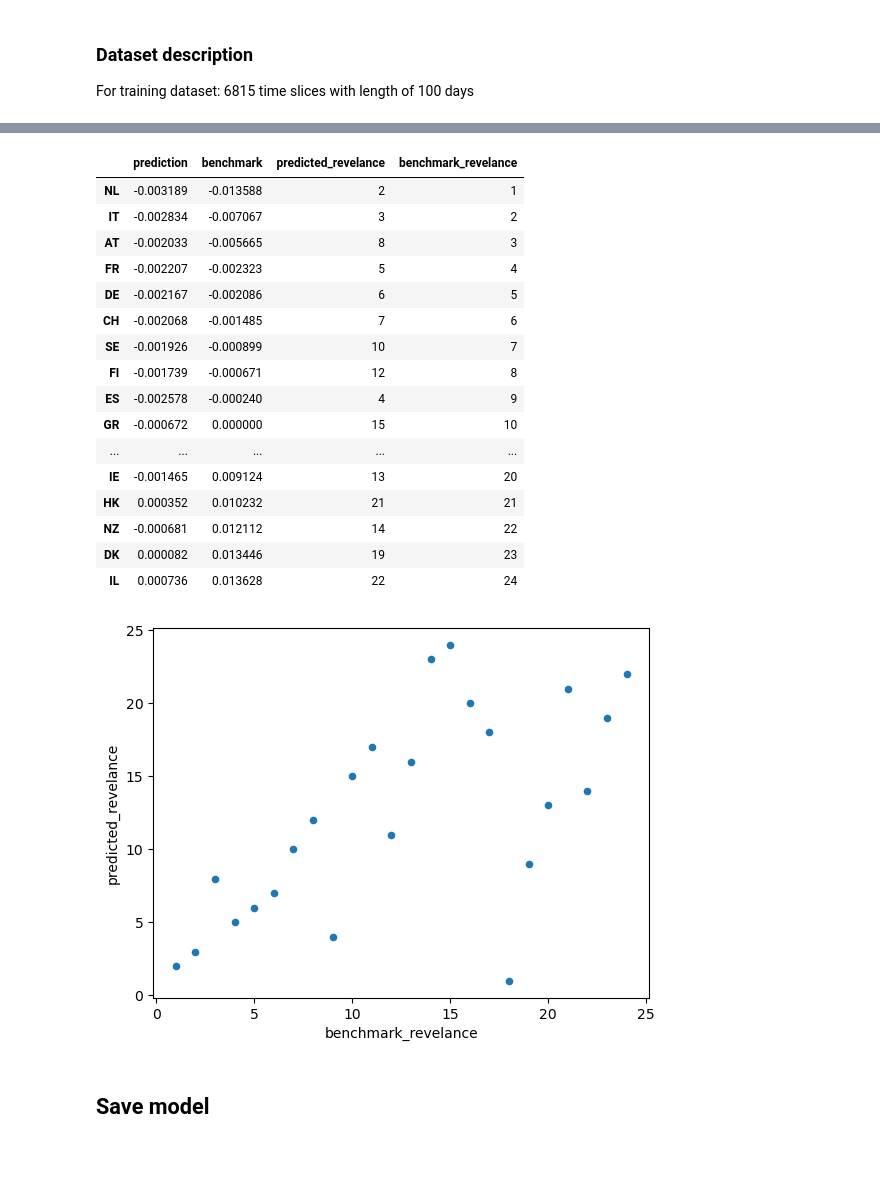
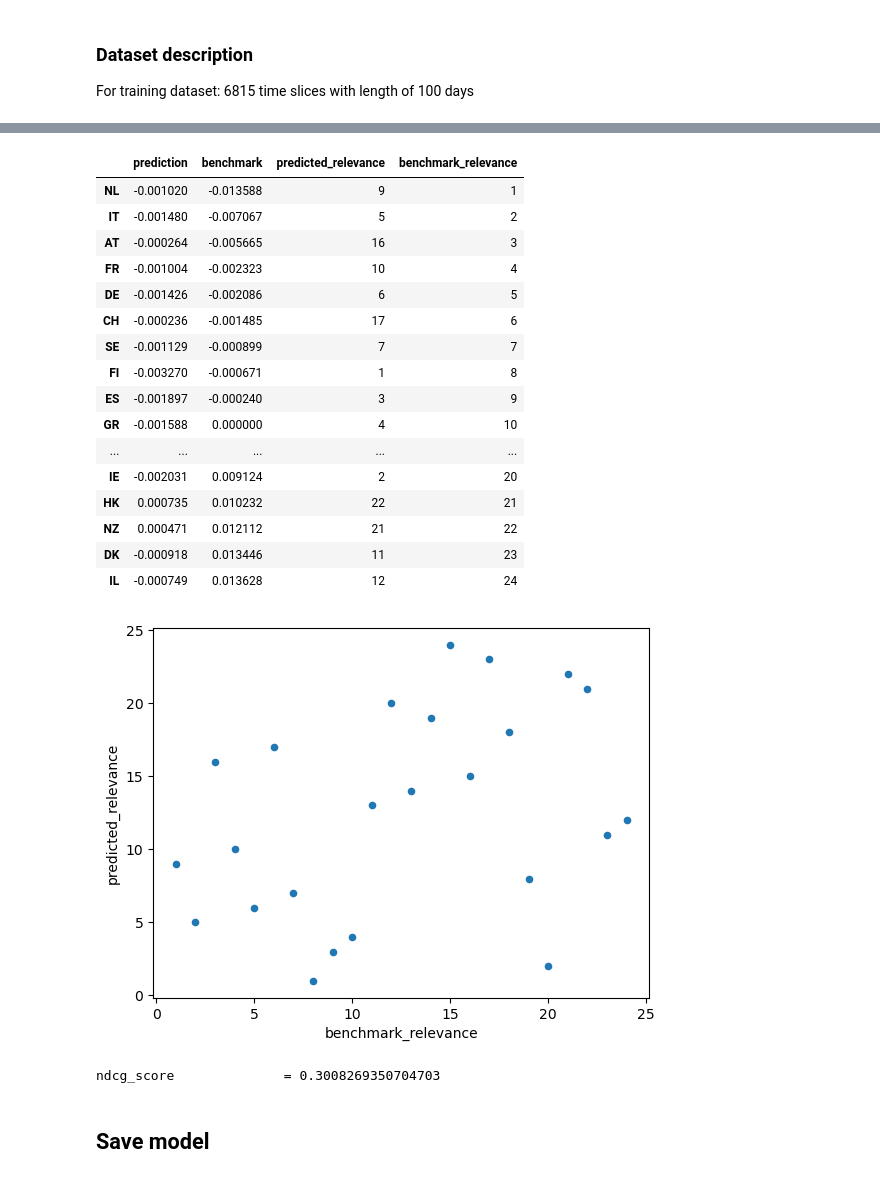
Before and after one commit to GeomScale/PorQua, a Jupyter notebook: example/lstm.ipynb, the cells around one changed output, grey strips where cells are left out. Saved outputs shown, nothing was run; the diff lists cells and outputs as text; code cells hidden in the pictures.

Commit message:
add(Universe selection): LSTM model

```diff
--- a/example/lstm.ipynb
+++ b/example/lstm.ipynb
@@ -35,10 +41,11 @@ rebdate = return_series.index[width]
 X_train = []
 y_train = []
 train_enddate = return_series.tail(width +1).index[-2]
+print(f"train_enddate = {train_enddate}")
 step_day = 1
 
 while rebdate < train_enddate:  # num_shape needs to be defined
-    X_train_ = return_series_scaled[return_series_scaled.index < rebdate].tail(width).values.reshape((num_stocks,width))  # train_scaled should be defined
+    X_train_ = return_series[return_series.index < rebdate].tail(width).values.reshape((num_stocks,width))  # train_scaled should be defined
     X_train.append(X_train_)
     y_train.append(return_series[return_series.index >= rebdate].head(1).values[0])
     rebdate += pd.DateOffset(days=step_day)
@@ -57,10 +66,10 @@ For training dataset: 6815 time slices with length of 100 days
 
 # create and fit the LSTM network
 model = Sequential()
-model.add(LSTM(50, activation= "relu", input_shape=(num_stocks, width)))
+model.add(LSTM(32, activation= "relu", input_shape=(num_stocks,width),return_sequences=False))
 model.add(Dropout(0.2))
 model.add(Dense(num_stocks))
 model.compile(loss='mean_squared_error', optimizer='adam')
 model.summary()
-model.compile(optimizer='adam', loss='mean_squared_error')
+model.compile(optimizer='adam', loss='mean_squared_error', metrics=[tf.keras.metrics.MeanAbsoluteError(),tf.keras.metrics.RootMeanSquaredError()])
 # %% [output]
@@ -79,6 +88,6 @@ Model: "sequential_6"
  Non-trainable params: 0 (0.00 B)
 # %%
 # Fit the model
-model.fit(X_train, y_train, epochs=100, verbose=2)
+history =  model.fit(X_train, y_train, epochs=100, verbose=2)
 # %% [output]
 Epoch 1/100
@@ -106,7 +114,7 @@ X_test = []
 y_test = []
 prediction_dates = []
 while rebdate < return_series.tail(1).index[-1]:
-    X_test_ = return_series_scaled[return_series_scaled.index < rebdate].tail(width).values.reshape((num_stocks,width))
+    X_test_ = return_series[return_series.index < rebdate].tail(width).values.reshape((num_stocks,width))
     X_test.append(X_test_)
     y_test.append(return_series[return_series.index >= rebdate].head(1).values.reshape(num_stocks, step_day))
     rebdate += pd.DateOffset(days=1)
@@ -131,33 +139,45 @@ df.plot()
 # %%
 ranking = pd.DataFrame({"prediction": predicted_returns[-1].reshape(-1),
             #   "prediction_rank": predicted_returns[-1].reshape(-1).argsort().argsort(),
              "benchmark": y_test[-1].reshape(-1),
             #  "benchmark_rank": y_test[-1].reshape(-1).argsort().argsort()
             }, index= return_series.columns)
-ranking['predicted_revelance'] = ranking["prediction"].rank(ascending=True).astype(int)
-ranking['benchmark_revelance'] = ranking["benchmark"].rank(ascending=True).astype(int)
+ranking['predicted_relevance'] = ranking["prediction"].rank(ascending=True).astype(int)
+ranking['benchmark_relevance'] = ranking["benchmark"].rank(ascending=True).astype(int)
 
-ranking.plot("benchmark_revelance" , "predicted_revelance", kind = "scatter")
-ranking.sort_values("benchmark_revelance")
+ranking.plot("benchmark_relevance" , "predicted_relevance", kind = "scatter")
+ranking.sort_values("benchmark_relevance")
 # %% [output]
-|  | prediction | benchmark | predicted_revelance | benchmark_revelance |
-| NL | -0.003189 | -0.013588 | 2 | 1 |
-| IT | -0.002834 | -0.007067 | 3 | 2 |
-| AT | -0.002033 | -0.005665 | 8 | 3 |
-| FR | -0.002207 | -0.002323 | 5 | 4 |
-| DE | -0.002167 | -0.002086 | 6 | 5 |
-| CH | -0.002068 | -0.001485 | 7 | 6 |
-| SE | -0.001926 | -0.000899 | 10 | 7 |
-| FI | -0.001739 | -0.000671 | 12 | 8 |
-| ES | -0.002578 | -0.000240 | 4 | 9 |
-| GR | -0.000672 | 0.000000 | 15 | 10 |
+|  | prediction | benchmark | predicted_relevance | benchmark_relevance |
+| NL | -0.001020 | -0.013588 | 9 | 1 |
+| IT | -0.001480 | -0.007067 | 5 | 2 |
+| AT | -0.000264 | -0.005665 | 16 | 3 |
+| FR | -0.001004 | -0.002323 | 10 | 4 |
+| DE | -0.001426 | -0.002086 | 6 | 5 |
+| CH | -0.000236 | -0.001485 | 17 | 6 |
+| SE | -0.001129 | -0.000899 | 7 | 7 |
+| FI | -0.003270 | -0.000671 | 1 | 8 |
+| ES | -0.001897 | -0.000240 | 3 | 9 |
+| GR | -0.001588 | 0.000000 | 4 | 10 |
 | ... | ... | ... | ... | ... |
-| IE | -0.001465 | 0.009124 | 13 | 20 |
-| HK | 0.000352 | 0.010232 | 21 | 21 |
-| NZ | -0.000681 | 0.012112 | 14 | 22 |
-| DK | 0.000082 | 0.013446 | 19 | 23 |
-| IL | 0.000736 | 0.013628 | 22 | 24 |
+| IE | -0.002031 | 0.009124 | 2 | 20 |
+| HK | 0.000735 | 0.010232 | 22 | 21 |
+| NZ | 0.000471 | 0.012112 | 21 | 22 |
+| DK | -0.000918 | 0.013446 | 11 | 23 |
+| IL | -0.000749 | 0.013628 | 12 | 24 |
-[figure, old version]
+[figure, new version]
+# %%
+from sklearn.metrics import ndcg_score, average_precision_score
+from sklearn.preprocessing import OneHotEncoder
+from sklearn.preprocessing import LabelBinarizer
+
+enc = LabelBinarizer()
+
+benchmark = enc.fit_transform(ranking['benchmark_relevance'])
+preds = enc.transform(ranking['predicted_relevance'])
+print(f"ndcg_score              = {ndcg_score(benchmark, preds,  k=24)}")
+# %% [output]
+ndcg_score              = 0.3008269350704703
 # %% [markdown]
 ## Save model
 # %%
```
Also changed, not shown: parts of 9 cells of this notebook, 2 other files.
